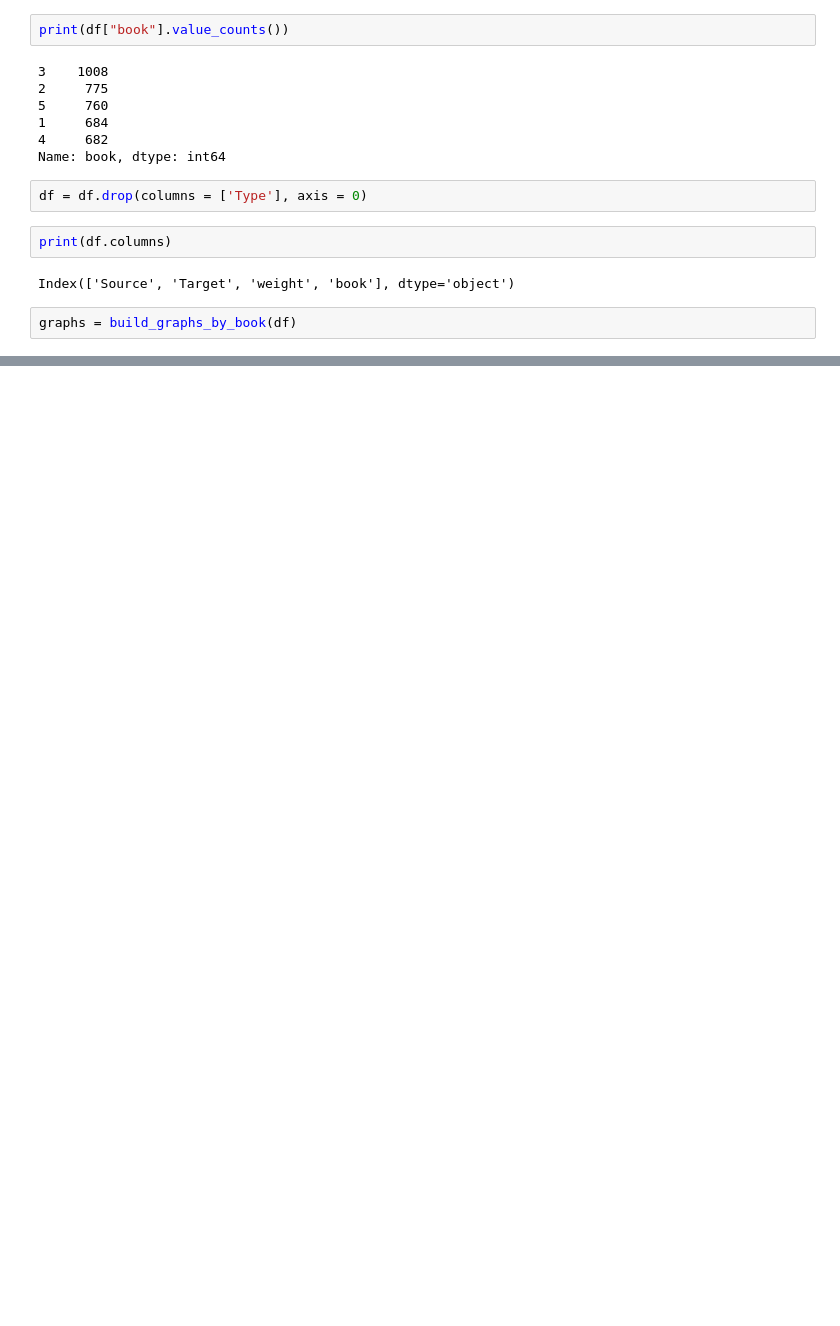
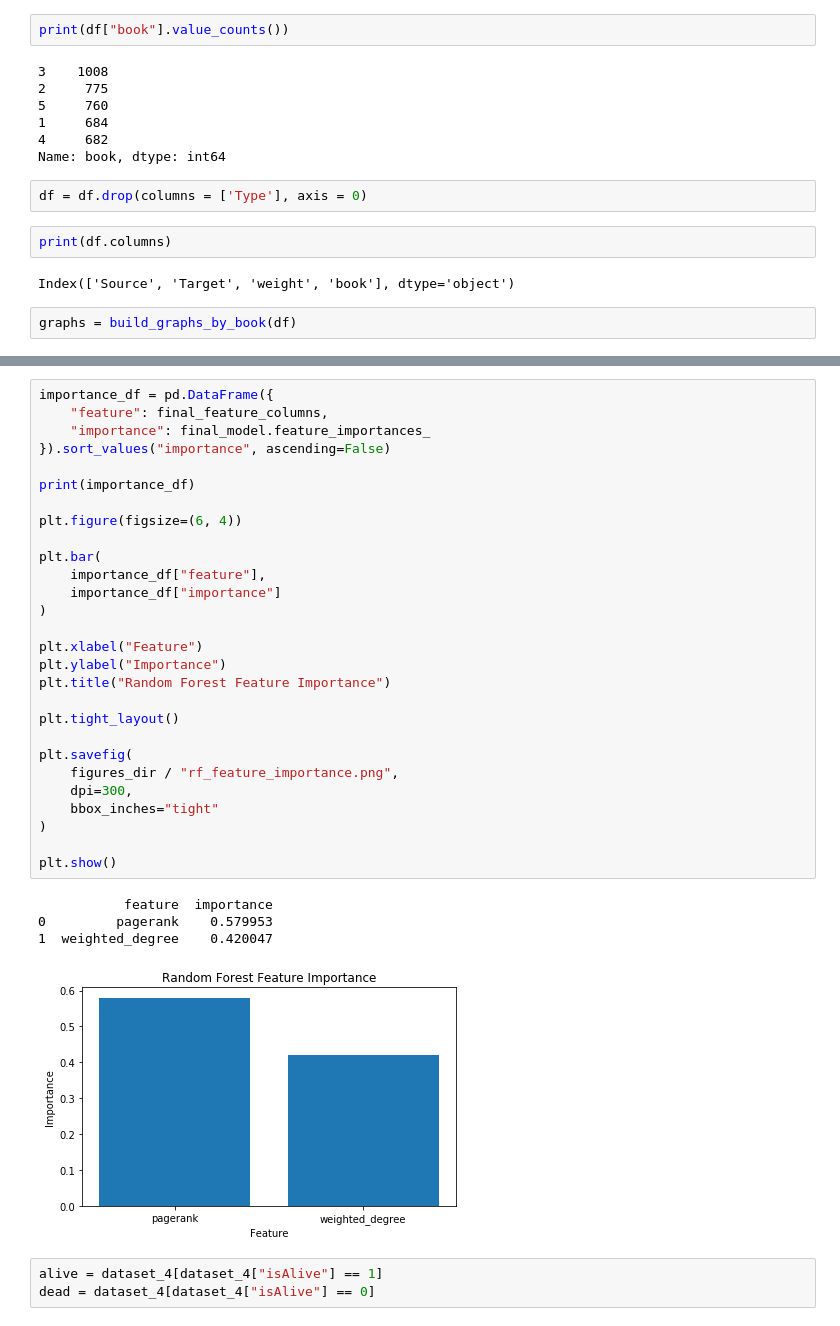
Before and after one commit to MksmDan/Game-of-Thrones-Network-Analysis, a Jupyter notebook: notebooks/exploration.ipynb, the cells around one changed output, grey strips where cells are left out. Drawn from its saved outputs; the diff is of its cells as text; blank space fills up the shorter version.

```diff
--- a/notebooks/exploration.ipynb
+++ b/notebooks/exploration.ipynb
@@ -316,0 +439,36 @@ AttributeError: 'dict' object has no attribute 'shape'
+# %%
+importance_df = pd.DataFrame({
+    "feature": final_feature_columns,
+    "importance": final_model.feature_importances_
+}).sort_values("importance", ascending=False)
+
+print(importance_df)
+
+plt.figure(figsize=(6, 4))
+
+plt.bar(
+    importance_df["feature"],
+    importance_df["importance"]
+)
+
+plt.xlabel("Feature")
+plt.ylabel("Importance")
+plt.title("Random Forest Feature Importance")
+
+plt.tight_layout()
+
+plt.savefig(
+    figures_dir / "rf_feature_importance.png",
+    dpi=300,
+    bbox_inches="tight"
+)
+
+plt.show()
+# %% [output]
+           feature  importance
+0         pagerank    0.579953
+1  weighted_degree    0.420047
+[figure, added]
+# %%
+alive = dataset_4[dataset_4["isAlive"] == 1]
+dead = dataset_4[dataset_4["isAlive"] == 0]
```
Also changed, not shown: parts of 55 cells of this notebook, 13 other files.
